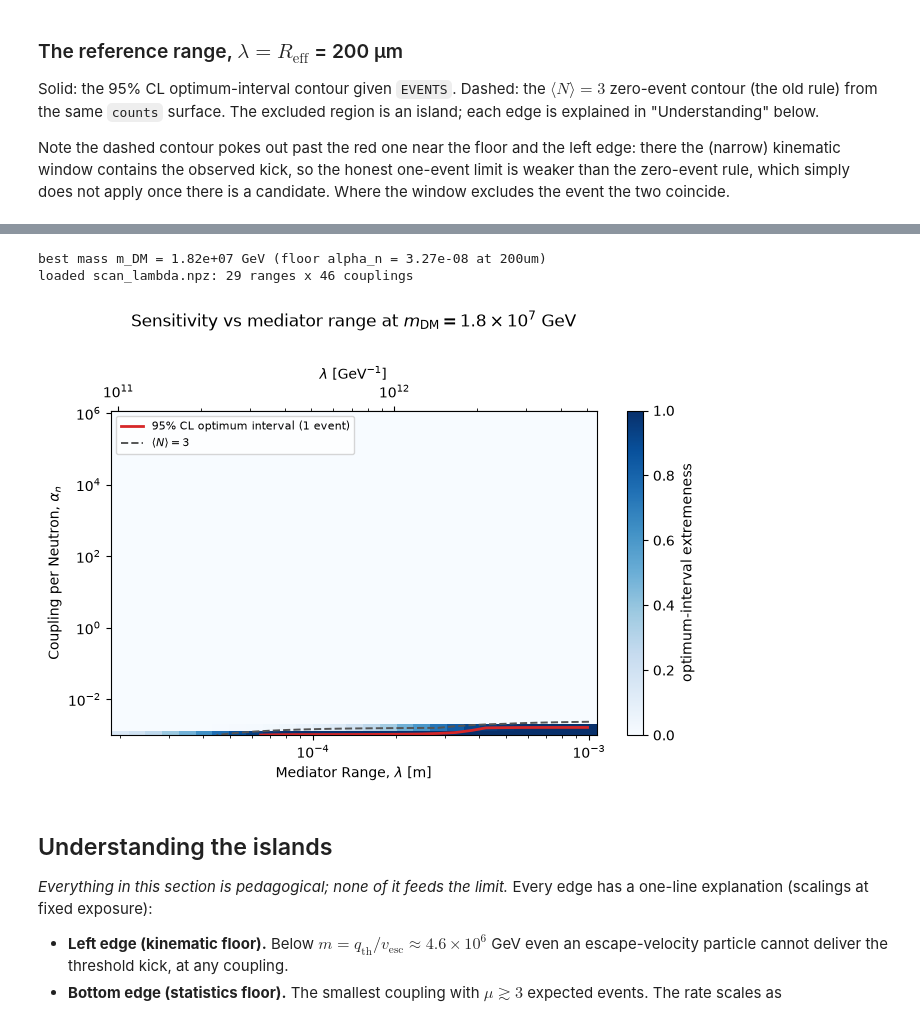
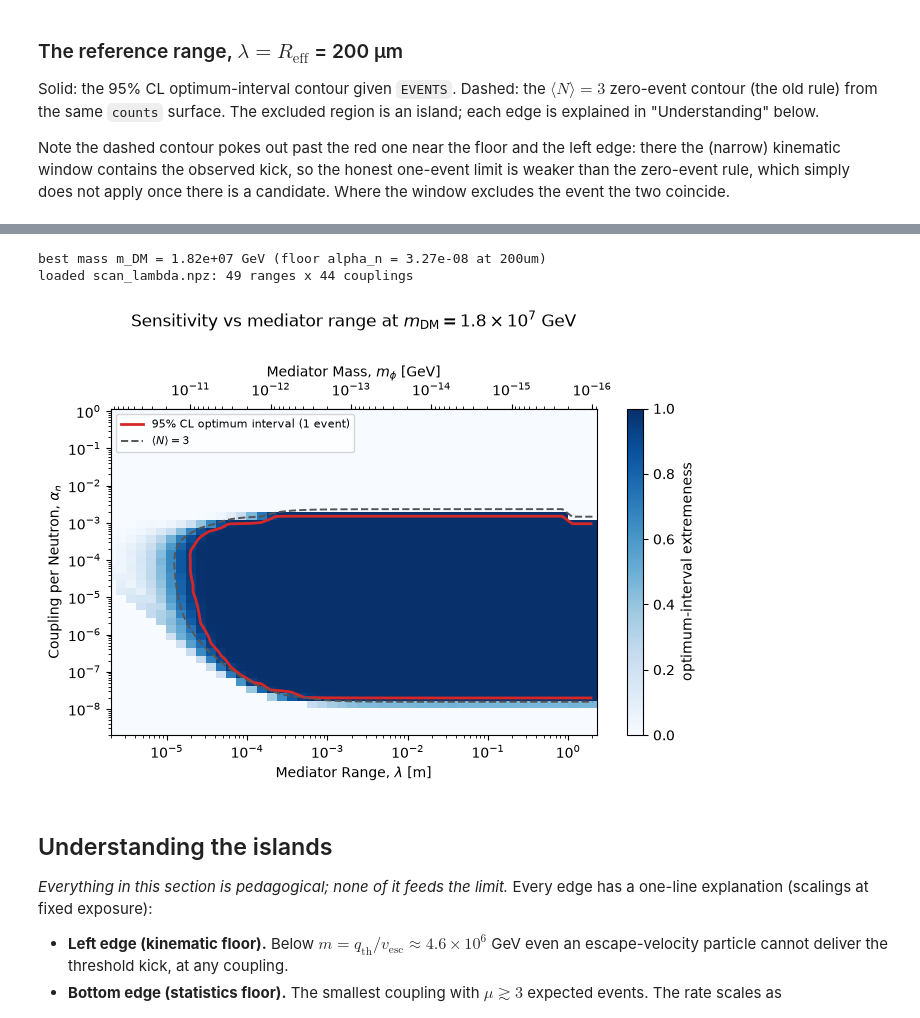
Before and after one commit to PolonaiseExperiment/luhdm, a Jupyter notebook: notebooks/limit_contour.ipynb, the cells around one changed output, grey strips where cells are left out. Drawn from its saved outputs; the diff is of its cells as text; code cells hidden in the pictures.

Commit message:
10 um replaces 0.2 um; mediator masses in legends; full-span sensitivity-vs-range figure

```diff
--- a/notebooks/limit_contour.ipynb
+++ b/notebooks/limit_contour.ipynb
@@ -77,8 +77,8 @@ LAMBDAS = [
     ("2mm", 2e-3, "#2ca02c"),
     ("200um", 2e-4, "#d62728"),
     ("20um", 2e-5, "#9467bd"),
+    ("10um", 1e-5, "#e377c2"),
     ("2um", 2e-6, "#8c564b"),
-    ("0p2um", 2e-7, "#e377c2"),
 ]
 LAMB_REF = 2e-4                  # reference range for the detailed figures
 
@@ -97,6 +97,18 @@ def lamb_label(lamb_m):
     return rf"$\lambda$ = {si} = ${x / 10**e:.1f}\times10^{{{e}}}$ GeV$^{{-1}}$"
 
 
+def mphi_label(lamb_m):
+    # mediator mass m_phi = hbar c / lambda, in GeV
+    m_phi = 1.0 / units.conv_m2pGeV(lamb_m)
+    e = int(np.floor(np.log10(m_phi)))
+    return rf"$m_\phi$ = ${m_phi / 10**e:.1f}\times10^{{{e}}}$ GeV"
+
+
+def range_legend(lamb_m):
+    # legend entry: range and the corresponding mediator mass
+    return lamb_label(lamb_m).split(" = $")[0] + ", " + mphi_label(lamb_m)
+
+
 np.random.seed(20260702)         # luhdm samplers use legacy np.random
 print(f"N_n = {config.N_NEUTRONS:.2e}   q_th = {Q_THRESH:.0f} GeV   "
       f"R_eff = {R_eff * 1e6:.0f} um   f_X = {config.F_X}")
@@ -195,7 +207,7 @@ for tag, lamb, color in LAMBDAS:
     ax.loglog(qs_plot,
               differential_rate_trapz(qs_plot, ALPHA_N_SHOW, M_SHOW,
                                       f_v_f_show, XSEC[tag]),
-              color=color, label=lamb_label(lamb).split(" = $")[0])
+              color=color, label=range_legend(lamb))
 for q_ev in EVENTS:
     ax.axvline(q_ev, color="#555555", lw=1, ls=":")
 ax.set_ylim(bottom=1e-30)
@@ -365,7 +379,7 @@ for tag, lamb, color in ALL_TAGS:
     style = dict(linestyles="--", linewidths=2.2) if lamb is None else \
         dict(linewidths=1.8)
     lab = ("massless (analytic)" if lamb is None
-           else lamb_label(lamb).split(" = $")[0])
+           else range_legend(lamb))
     if (s["extremeness"] >= CONFIDENCE).any():
         CS95[tag] = ax.contour(s["ms"], s["alphas_n"], s["extremeness"],
                                levels=[CONFIDENCE], colors=color, **style)
@@ -446,8 +459,8 @@ if LSCAN.exists():
     print(f"loaded {LSCAN}: {lambs_l.size} ranges x {alphas_l.size} couplings")
 else:
     # coarse inline fallback through the same rate module
-    lambs_l = np.geomspace(2e-5, 1e-3, 10)
-    alphas_l = np.geomspace(1e-3, 1e6, 13)
+    lambs_l = np.geomspace(2e-6, 2.0, 13)
+    alphas_l = np.logspace(-8.7, 0.0, 14)
     m_fixed = M_BEST
     p_l = np.zeros((alphas_l.size, lambs_l.size))
     mu_l = np.zeros_like(p_l)
@@ -466,38 +479,38 @@ else:
                 table_l, EVENTS, qs, dr, T_TOTAL)
     print(f"inline lambda scan: {time.time() - t0:.0f}s "
           "(cache with scripts/scan_lambda.py)")
 
 fig, ax = plt.subplots(figsize=(7, 5))
 mesh = ax.pcolormesh(lambs_l, alphas_l, p_l, cmap="Blues", vmin=0, vmax=1,
                      shading="auto")
 fig.colorbar(mesh, ax=ax, label="optimum-interval extremeness")
 CS95_L = ax.contour(lambs_l, alphas_l, p_l, levels=[CONFIDENCE],
                     colors="#d62728", linewidths=2)
 ax.contour(lambs_l, alphas_l, mu_l, levels=[3.0], colors="#555555",
            linewidths=1.4, linestyles="--")
 ax.plot([], [], color="#d62728", lw=2,
         label=f"{CONFIDENCE:.0%} CL optimum interval ({EVENTS.size} event)")
 ax.plot([], [], color="#555555", lw=1.4, ls="--",
         label=r"$\langle N\rangle = 3$")
 ax.set_xscale("log")
 ax.set_yscale("log")
 ax.set_xlabel(r"Mediator Range, $\lambda$ [m]")
 ax.set_ylabel(r"Coupling per Neutron, $\alpha_n$")
 secax = ax.secondary_xaxis(
-    "top", functions=(lambda x: units.conv_m2pGeV(x),
-                      lambda x: x / units.conv_m2pGeV(1.0)))
-secax.set_xlabel(r"$\lambda$ [GeV$^{-1}$]")
+    "top", functions=(lambda x: 1.0 / units.conv_m2pGeV(x),
+                      lambda x: 1.0 / units.conv_m2pGeV(1.0) / x))
+secax.set_xlabel(r"Mediator Mass, $m_\phi$ [GeV]")
 e_b = int(np.floor(np.log10(m_fixed)))
 ax.set_title(rf"Sensitivity vs mediator range at "
              rf"$m_{{\rm DM}} = {m_fixed / 10**e_b:.1f}\times10^{{{e_b}}}$ GeV",
              pad=28)
 ax.legend(loc="upper left", fontsize=8)
 fig.tight_layout()
 fig.savefig("limit_contour_lambda.png", dpi=140)
 # %% [output]
 best mass m_DM = 1.82e+07 GeV (floor alpha_n = 3.27e-08 at 200um)
-loaded scan_lambda.npz: 29 ranges x 46 couplings
+loaded scan_lambda.npz: 49 ranges x 44 couplings
-[figure, old version]
+[figure, new version]
 # %% [markdown]
 ## Understanding the islands
 
```
Also changed, not shown: parts of 10 cells of this notebook, 8 other files.
